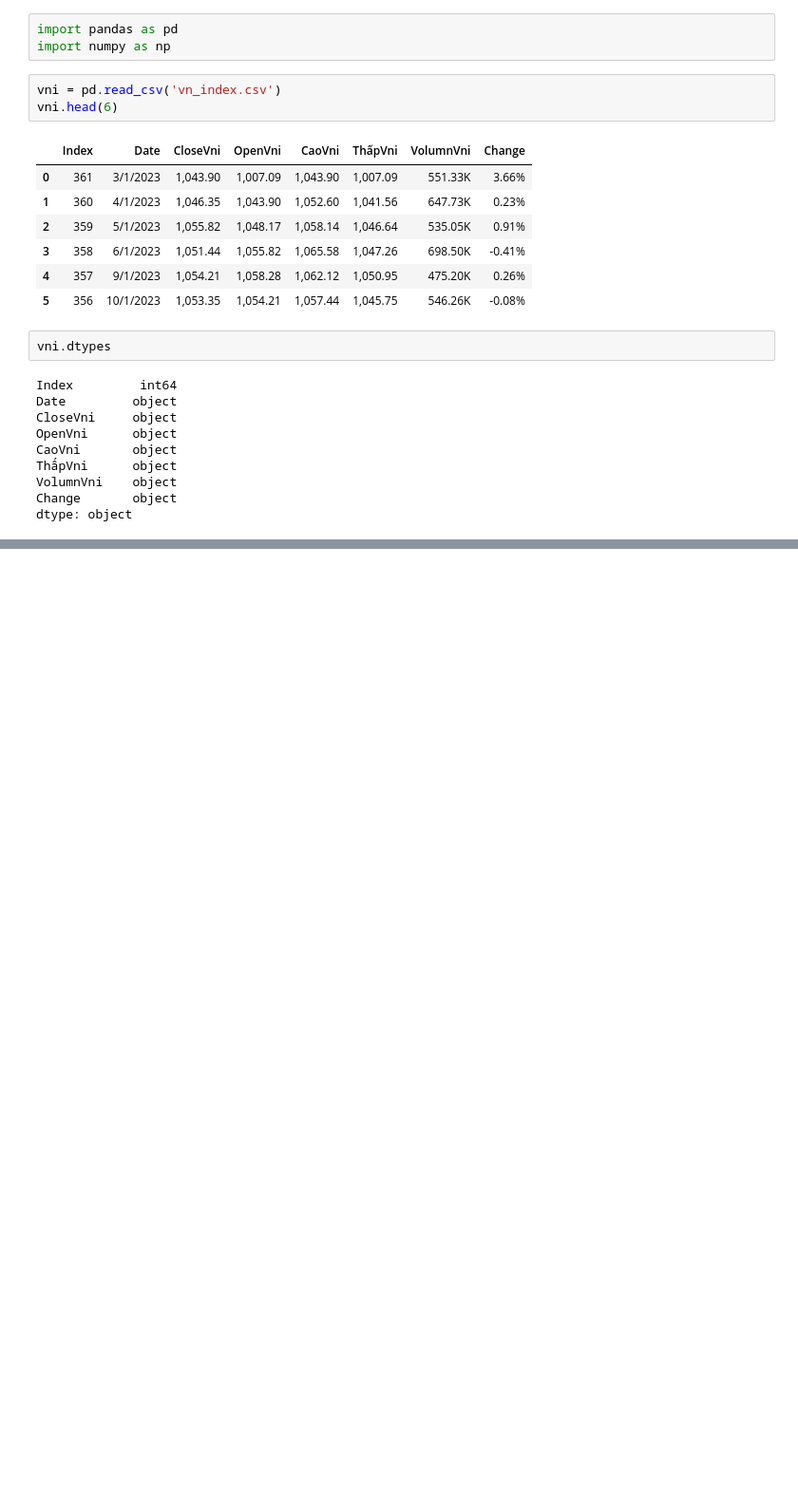
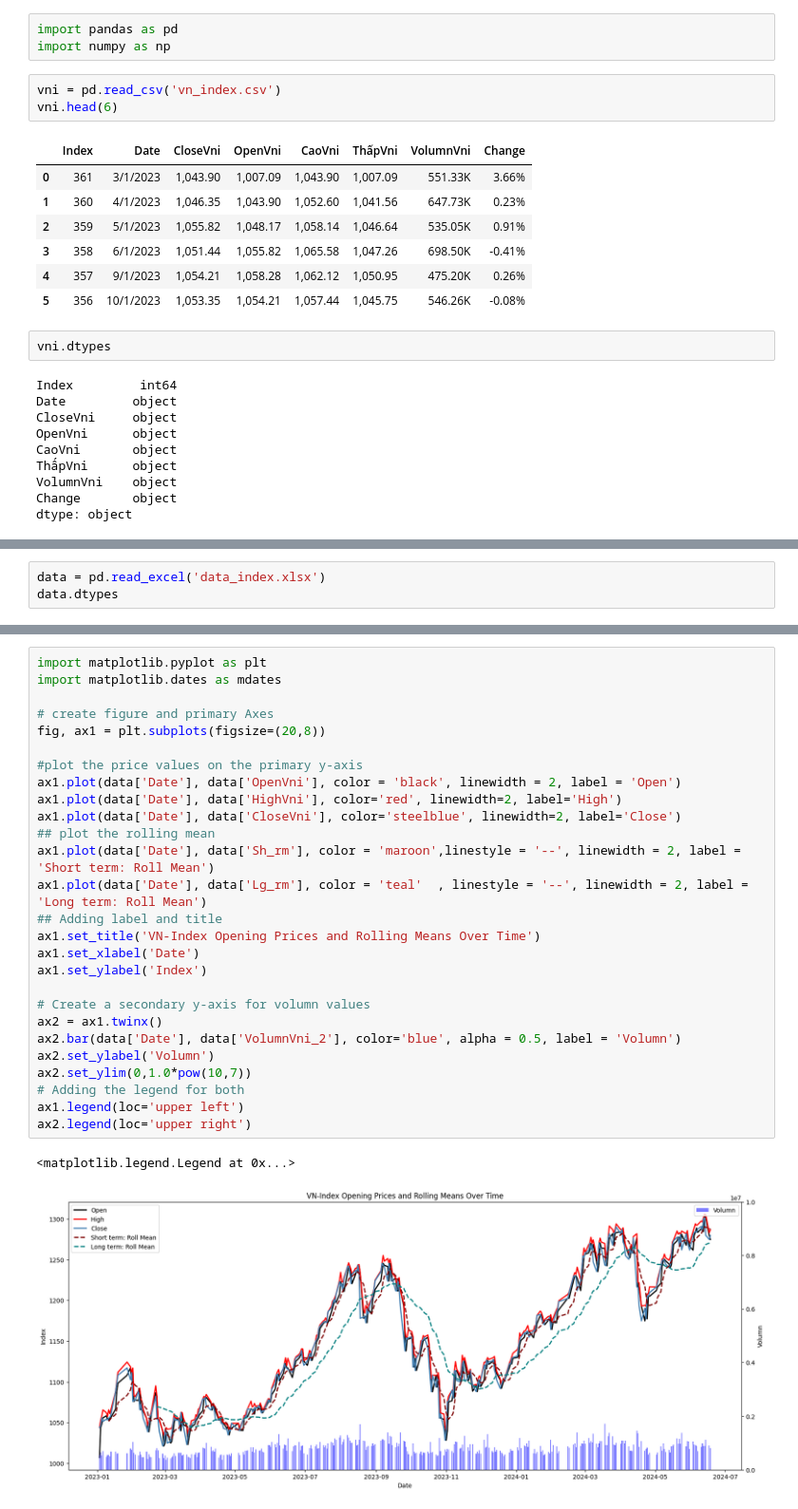
Before and after one commit to thainq1402/H-h-tr-quy-t-nh, a Jupyter notebook: Market trand prediction/process.ipynb, the cells around one changed output, grey strips where cells are left out. Shown: that part at 95% size. Cells and saved outputs as stored; diff of their text form; blank space fills up the shorter version.

Commit message:
New data

```diff
--- a/Market trand prediction/process.ipynb
+++ b/Market trand prediction/process.ipynb
@@ -63,0 +132,3 @@ dtype: object
+# %%
+data = pd.read_excel('data_index.xlsx')
+data.dtypes
@@ -63,0 +153,30 @@ dtype: object
+# %%
+import matplotlib.pyplot as plt
+import matplotlib.dates as mdates
+
+# create figure and primary Axes
+fig, ax1 = plt.subplots(figsize=(20,8))
+
+#plot the price values on the primary y-axis
+ax1.plot(data['Date'], data['OpenVni'], color = 'black', linewidth = 2, label = 'Open')
+ax1.plot(data['Date'], data['HighVni'], color='red', linewidth=2, label='High')
+ax1.plot(data['Date'], data['CloseVni'], color='steelblue', linewidth=2, label='Close')
+## plot the rolling mean
+ax1.plot(data['Date'], data['Sh_rm'], color = 'maroon',linestyle = '--', linewidth = 2, label = 'Short term: Roll Mean')
+ax1.plot(data['Date'], data['Lg_rm'], color = 'teal'  , linestyle = '--', linewidth = 2, label = 'Long term: Roll Mean')
+## Adding label and title
+ax1.set_title('VN-Index Opening Prices and Rolling Means Over Time')
+ax1.set_xlabel('Date')
+ax1.set_ylabel('Index')
+
+# Create a secondary y-axis for volumn values
+ax2 = ax1.twinx()
+ax2.bar(data['Date'], data['VolumnVni_2'], color='blue', alpha = 0.5, label = 'Volumn')
+ax2.set_ylabel('Volumn')
+ax2.set_ylim(0,1.0*pow(10,7))
+# Adding the legend for both
+ax1.legend(loc='upper left')
+ax2.legend(loc='upper right')
+# %% [output]
+<matplotlib.legend.Legend at 0x...>
+[figure, added]
```
Also changed, not shown: parts of 17 cells of this notebook, 8 other files.
